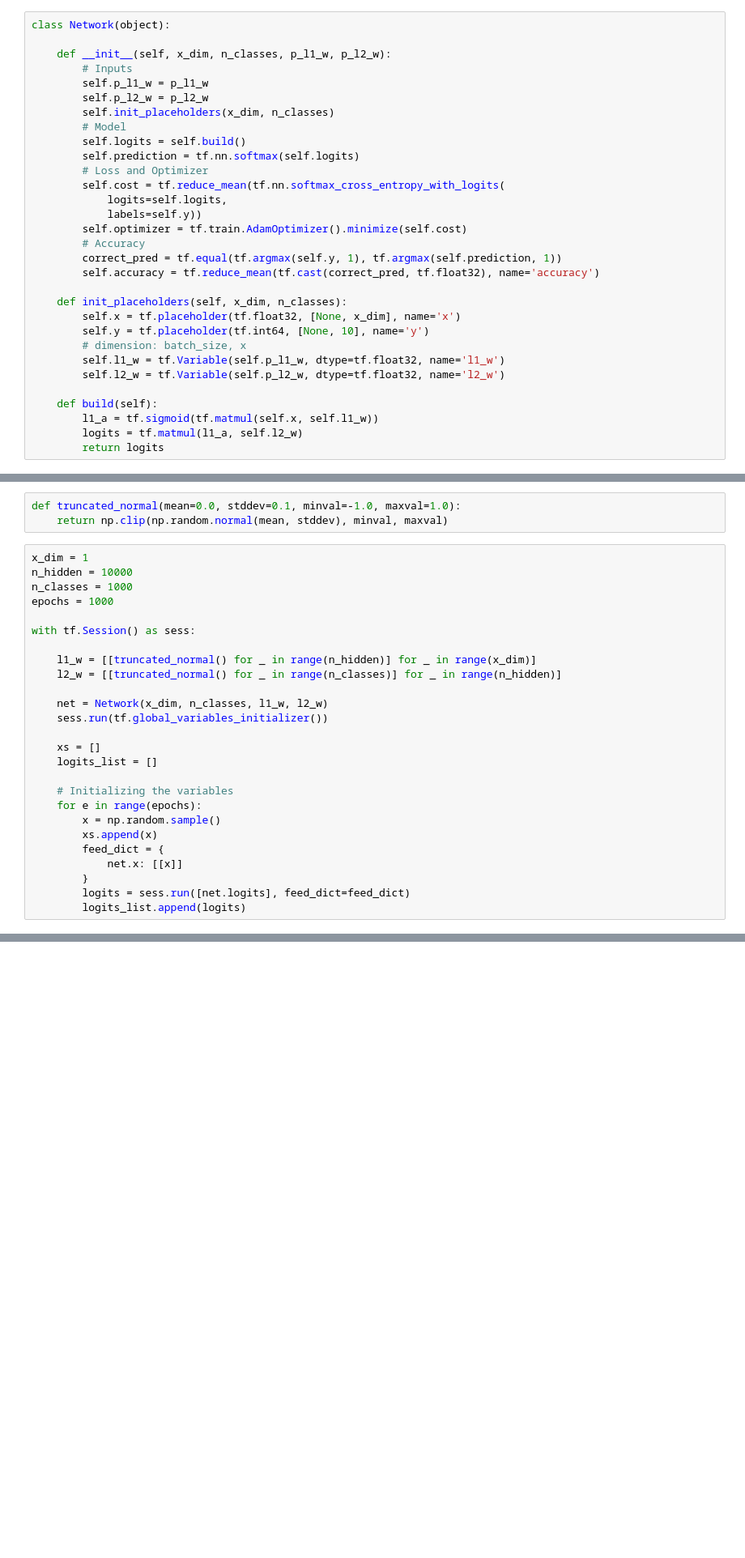
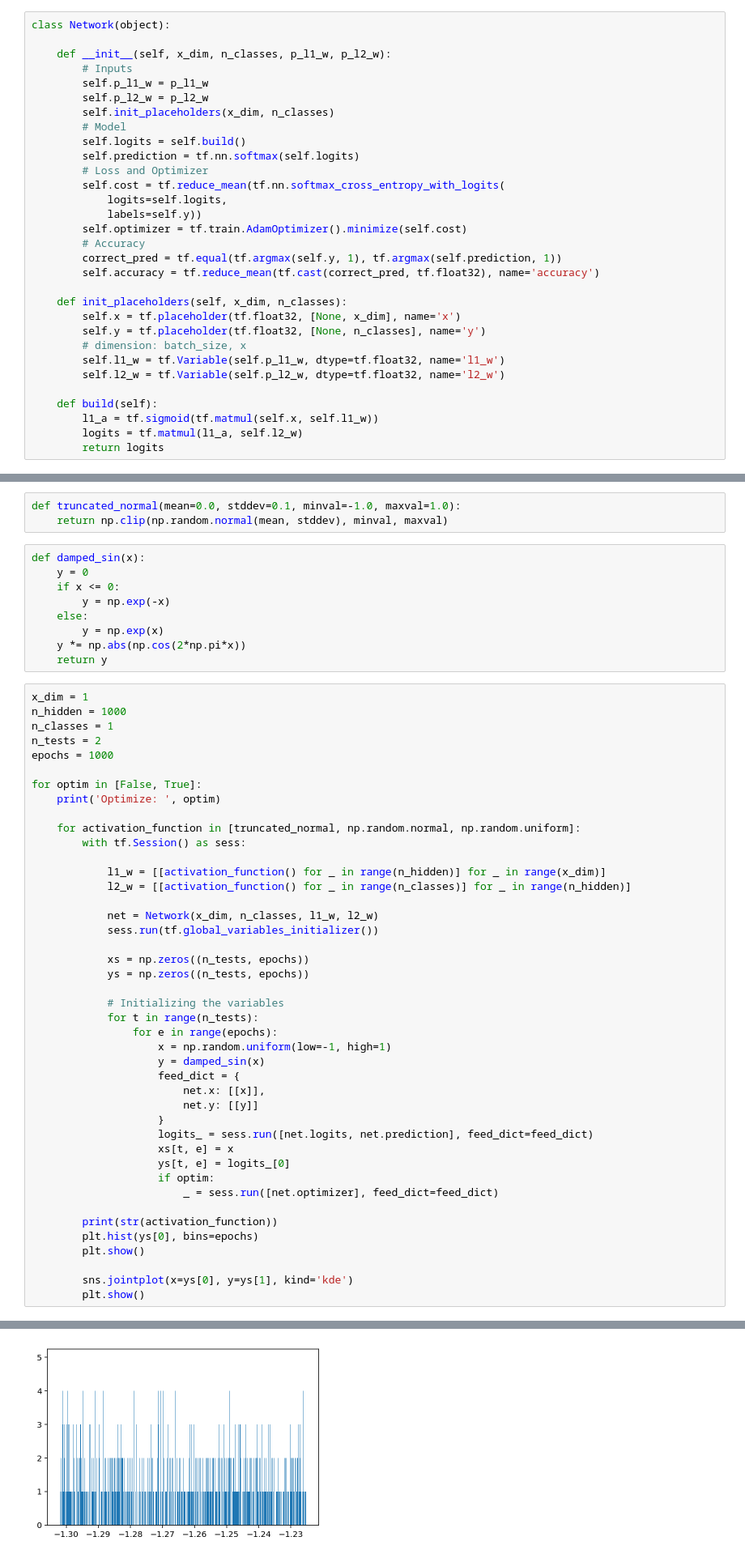
Before and after one commit to Xpitfire/deep-learning, a Jupyter notebook: experiments/GA_Weights_Training/Quantum/Qantum_NN.ipynb, the cells around one changed output, grey strips where cells are left out. Shown at 81% size. Cells and saved outputs as stored; diff of their text form; blank space fills up the shorter version.

```diff
--- a/experiments/GA_Weights_Training/Quantum/Qantum_NN.ipynb
+++ b/experiments/GA_Weights_Training/Quantum/Qantum_NN.ipynb
@@ -123,7 +119,7 @@ class Network(object):
 
     def init_placeholders(self, x_dim, n_classes):
         self.x = tf.placeholder(tf.float32, [None, x_dim], name='x')
-        self.y = tf.placeholder(tf.int64, [None, 10], name='y')
+        self.y = tf.placeholder(tf.float32, [None, n_classes], name='y')
         # dimension: batch_size, x
         self.l1_w = tf.Variable(self.p_l1_w, dtype=tf.float32, name='l1_w')
         self.l2_w = tf.Variable(self.p_l2_w, dtype=tf.float32, name='l2_w')
@@ -143,29 +139,56 @@ def print_stats(session, net, total_epochs, epoch, batch_i, feature_batch, label
 # %%
 def truncated_normal(mean=0.0, stddev=0.1, minval=-1.0, maxval=1.0):
     return np.clip(np.random.normal(mean, stddev), minval, maxval)
+# %%
+def damped_sin(x):
+    y = 0
+    if x <= 0:
+        y = np.exp(-x)
+    else:
+        y = np.exp(x)
+    y *= np.abs(np.cos(2*np.pi*x))
+    return y
 # %%
 x_dim = 1
-n_hidden = 10000
-n_classes = 1000
+n_hidden = 1000
+n_classes = 1
+n_tests = 2
 epochs = 1000
 
-with tf.Session() as sess:
+for optim in [False, True]:
+    print('Optimize: ', optim)
 
-    l1_w = [[truncated_normal() for _ in range(n_hidden)] for _ in range(x_dim)]
-    l2_w = [[truncated_normal() for _ in range(n_classes)] for _ in range(n_hidden)]
+    for activation_function in [truncated_normal, np.random.normal, np.random.uniform]:
+        with tf.Session() as sess:
 
-    net = Network(x_dim, n_classes, l1_w, l2_w)
-    sess.run(tf.global_variables_initializer())
+            l1_w = [[activation_function() for _ in range(n_hidden)] for _ in range(x_dim)]
+            l2_w = [[activation_function() for _ in range(n_classes)] for _ in range(n_hidden)]
 
-    xs = []
-    logits_list = []
+            net = Network(x_dim, n_classes, l1_w, l2_w)
+            sess.run(tf.global_variables_initializer())
 
-    # Initializing the variables
-    for e in range(epochs):
-        x = np.random.sample()
-        xs.append(x)
-        feed_dict = {
-            net.x: [[x]]
-        }
-        logits = sess.run([net.logits], feed_dict=feed_dict)
-        logits_list.append(logits)
+            xs = np.zeros((n_tests, epochs))
+            ys = np.zeros((n_tests, epochs))
+
+            # Initializing the variables
+            for t in range(n_tests):
+                for e in range(epochs):
+                    x = np.random.uniform(low=-1, high=1)
+                    y = damped_sin(x)
+                    feed_dict = {
+                        net.x: [[x]],
+                        net.y: [[y]]
+                    }
+                    logits_ = sess.run([net.logits, net.prediction], feed_dict=feed_dict)
+                    xs[t, e] = x
+                    ys[t, e] = logits_[0]
+                    if optim:
+                        _ = sess.run([net.optimizer], feed_dict=feed_dict)
+
+        print(str(activation_function))
+        plt.hist(ys[0], bins=epochs)
+        plt.show()
+
+        sns.jointplot(x=ys[0], y=ys[1], kind='kde')
+        plt.show()
+# %% [output]
@@ -171,0 +197 @@ with tf.Session() as sess:
+[figure, added]
```
Also changed, not shown: parts of 4 cells of this notebook.
